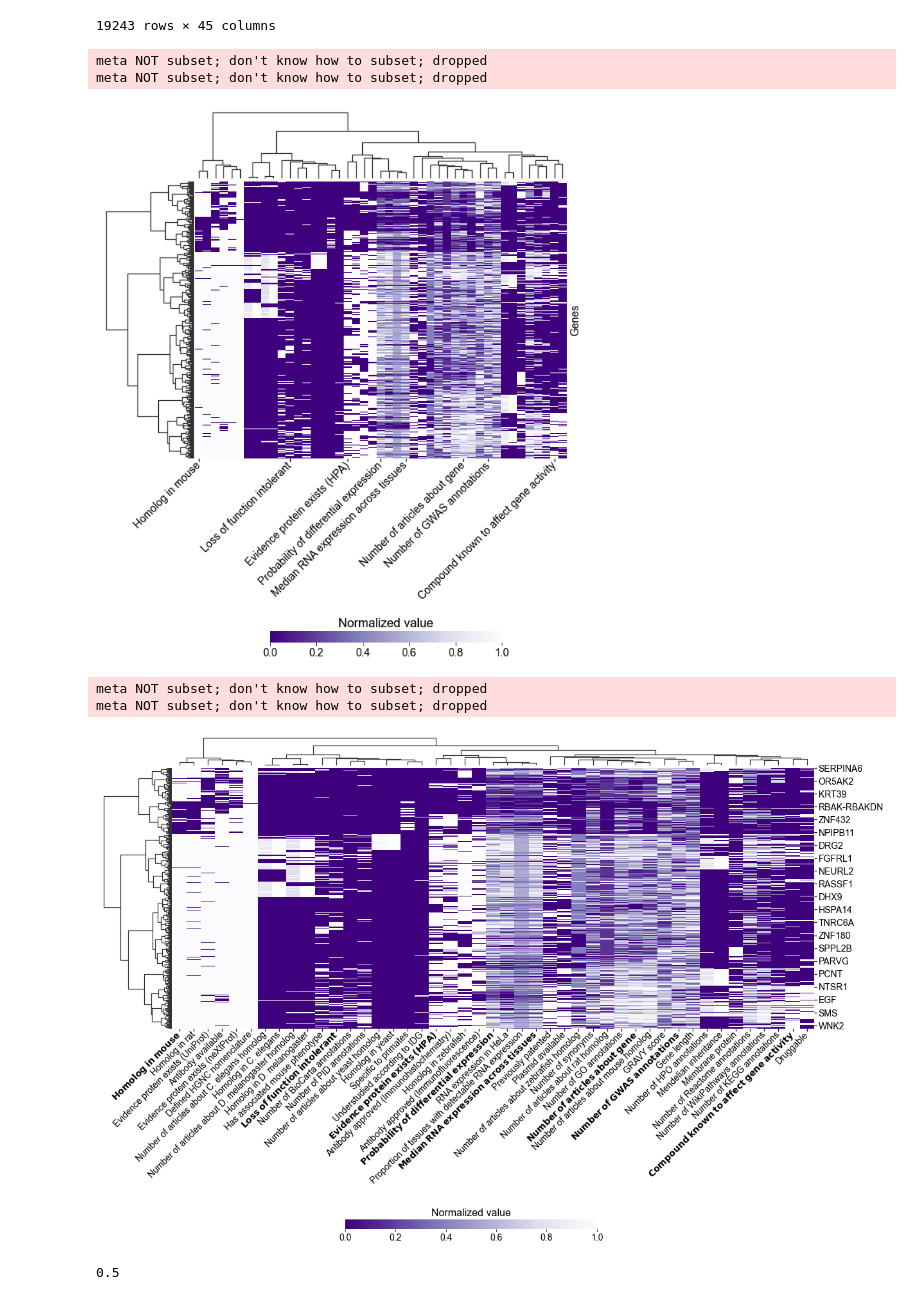
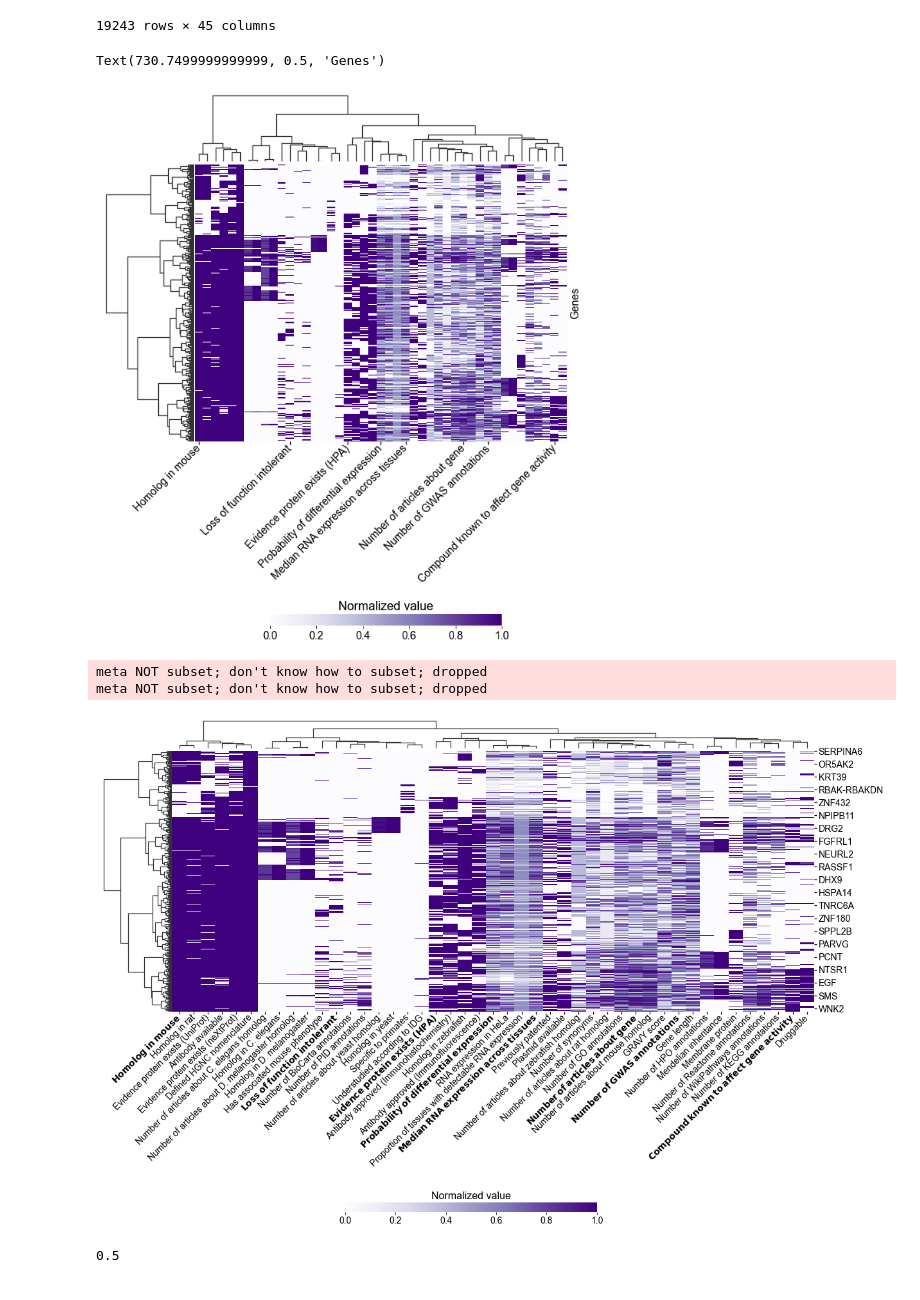
Before and after one commit to amarallab/fmug_analysis, a Jupyter notebook: notebooks/230728_evaluate_table.ipynb, the cells around one changed output. Cells and saved outputs as stored; diff of their text form; code cells hidden in the pictures.

Commit message:
update property evaluation and clustering

```diff
--- a/notebooks/230728_evaluate_table.ipynb
+++ b/notebooks/230728_evaluate_table.ipynb
@@ -373,9 +418,18 @@ table_slice
 # %%
 genes_to_highlight = ['GPR173', 'TNF', 'SFPQ', 'FAM47B']
 
+pref_features = ['Loss of function intolerant',
+                 'Homolog in mouse',
+                 'Evidence protein exists (HPA)',
+                 'Probability of differential expression',
+                 'Median RNA expression across tissues',
+                 'Number of articles about gene',
+                 'Number of GWAS annotations',
+                 'Compound known to affect gene activity']
+
 g = sns.clustermap(table_slice.dropna().astype(float),
                    method='ward',
-                   cmap='Purples_r',
+                   cmap='Purples',
                    xticklabels=1, yticklabels=950, figsize=(10,10),
                    cbar_kws={'orientation':'horizontal'}, tree_kws=dict(linewidths=1.25))
 g.ax_heatmap.set_ylabel(None)
@@ -388,15 +442,6 @@ g.ax_heatmap.tick_params(rotation=0, axis='y')
 all_xtick_labels = g.ax_heatmap.get_xticklabels()
 xtick_labels = []
 pos_array = []
-
-pref_features = ['Loss of function intolerant',
-                 'Homolog in mouse',
-                 'Evidence protein exists (HPA)',
-                 'Probability of differential expression',
-                 'Median RNA expression across tissues',
-                 'Number of articles about gene',
-                 'Number of GWAS annotations',
-                 'Compound known to affect gene activity']
 
 for text_obj, index in zip(all_xtick_labels, range(len(all_xtick_labels))):
     label = text_obj.get_text()
@@ -414,21 +459,20 @@ g.ax_heatmap.set_ylabel('Genes', fontsize=14, rotation=90)
 #g.ax_heatmap.set_yticks(np.arange(len(g.data2d))[g.data2d.index.isin(genes_to_highlight)],
 #                        labels=g.data2d.index[g.data2d.index.isin(genes_to_highlight)])
 
-plt.savefig('../img/property_clustering_binary_rank.png', dpi=200, bbox_inches='tight')
-plt.savefig('../img/property_clustering_binary_rank.pdf', bbox_inches='tight')
+#plt.savefig('../img/property_clustering_binary_rank.png', dpi=200, bbox_inches='tight')
+#plt.savefig('../img/property_clustering_binary_rank.pdf', bbox_inches='tight')
 
-export.image('general', p='figures/property_clustering_binary_rank.pdf', date=True)
-export.raster_image('general', p='figures/property_clustering_binary_rank.png', date=True, dpi=600)
+#export.image('general', p='figures/property_clustering_binary_rank.pdf', date=True)
+#export.raster_image('general', p='figures/property_clustering_binary_rank.png', date=True, dpi=600)
 # %% [output]
-meta NOT subset; don't know how to subset; dropped
-meta NOT subset; don't know how to subset; dropped
+Text(730.7499999999999, 0.5, 'Genes')
-[figure, old version]
+[figure, new version]
 # %%
 genes_to_highlight = ['GPR173', 'TNF', 'SFPQ', 'FAM47B']
 
 g = sns.clustermap(table_slice.dropna().astype(float),
                    method='ward',
-                   cmap='Purples_r',
+                   cmap='Purples',
                    xticklabels=1, yticklabels=950, figsize=(17,10),
                    cbar_kws={'orientation':'horizontal'}, tree_kws=dict(linewidths=1.25),
                    dendrogram_ratio=(0.1,0.1))
@@ -448,34 +492,34 @@ pref_features = ['Loss of function intolerant',
                  'Homolog in mouse',
                  'Evidence protein exists (HPA)',
                  'Probability of differential expression',
                  'Median RNA expression across tissues',
                  'Number of articles about gene',
                  'Number of GWAS annotations',
                  'Compound known to affect gene activity']
 
 all_xtick_labels = [x.get_text() for x in all_xtick_labels]
 for label, index in zip(all_xtick_labels, range(len(all_xtick_labels))):
     if label in pref_features:
         all_xtick_labels[index] = r'${\bf' + label.replace(' ', '\:') + '}$'
 
 g.ax_heatmap.set_xticklabels(labels=all_xtick_labels,
                              rotation=45, ha='right', va='center', rotation_mode='anchor')
 
 #g.ax_heatmap.set_xticklabels(labels=g.ax_heatmap.xaxis.get_ticklabels(),
 #                             rotation=45, ha='right', va='center', rotation_mode='anchor')
 
 #g.ax_heatmap.set_yticks(np.arange(len(g.data2d))[g.data2d.index.isin(genes_to_highlight)],
 #                        labels=g.data2d.index[g.data2d.index.isin(genes_to_highlight)])
 
 plt.savefig('../img/property_clustering_binary_rank_full.png', dpi=200, bbox_inches='tight')
 plt.savefig('../img/property_clustering_binary_rank_full.pdf', bbox_inches='tight')
 
 export.image('general', p='figures/property_clustering_binary_rank_full.pdf', date=True)
 export.raster_image('general', p='figures/property_clustering_binary_rank_full.png', date=True, dpi=600)
 # %% [output]
 meta NOT subset; don't know how to subset; dropped
 meta NOT subset; don't know how to subset; dropped
-[figure, old version]
+[figure, new version]
 # %%
 g.ax_heatmap.get_xticklabels()[0].get_position()[0]
 # %% [output]
```
Also changed, not shown: parts of 33 cells of this notebook, 8 other files.
